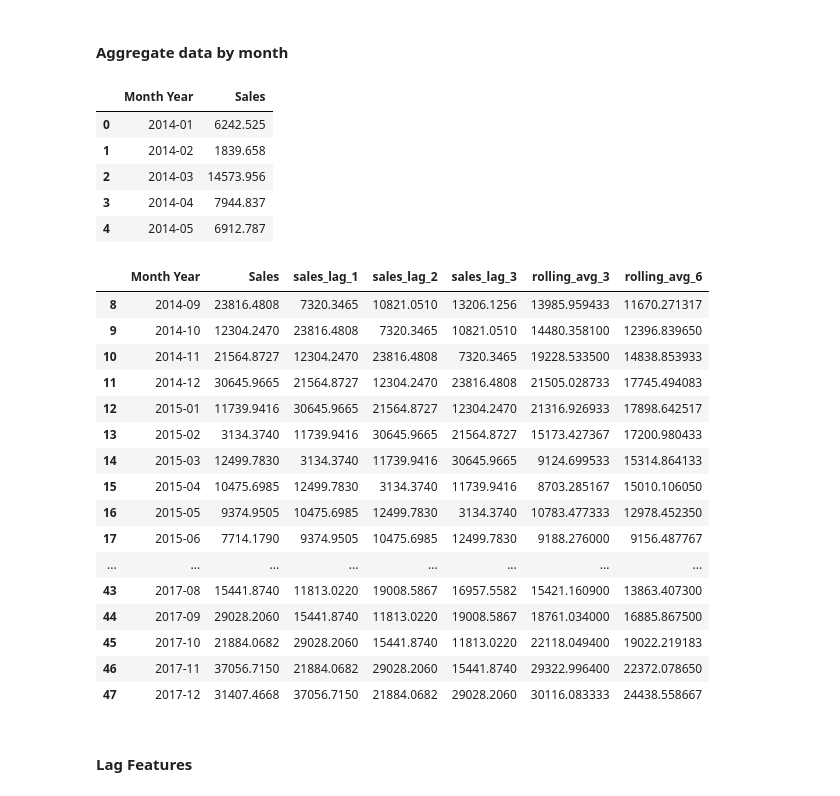
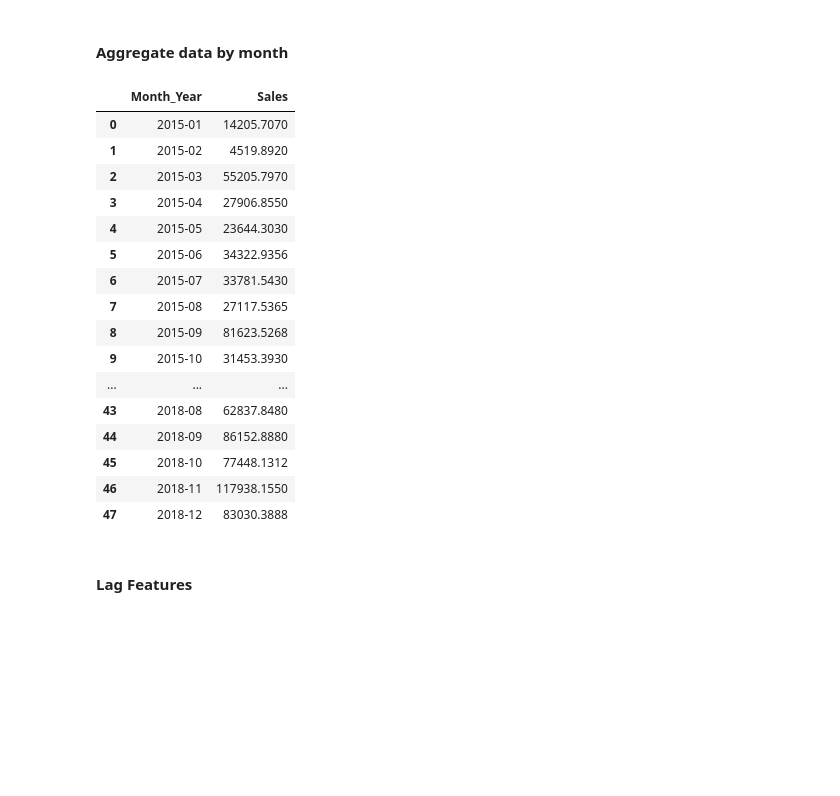
Before and after one commit to paulinassss/SalesForecasting, a Jupyter notebook: dataanalysis.ipynb, the cells around one changed output. Saved outputs shown, nothing was run; the diff lists cells and outputs as text; code cells hidden in the pictures; blank space fills up the shorter version.

```diff
--- a/dataanalysis.ipynb
+++ b/dataanalysis.ipynb
@@ -41,4 +44,4 @@ Requirement already satisfied: threadpoolctl>=3.1.0 in ./venv/lib/python3.11/sit
 # %% [markdown]
 ### Exploring the data
 # %%
-sales = pd.read_csv("stores_sales_forecasting.csv", encoding='latin1')
+sales = pd.read_csv("superstore_final_dataset.csv")
@@ -117,7 +150,7 @@ sales.describe()
 # %% [markdown]
 ### Data Cleaning
 # %%
-sales.drop(['Row ID', 'Postal Code', 'Region'], axis=1, inplace = True)
+sales.drop(['Row_ID', 'Postal_Code'], axis=1, inplace = True)
 # %%
 sales.head()
 # %% [output]
@@ -135,8 +168,8 @@ United States    2121
 Name: count, dtype: int64
 # %%
 # Convert date columns
-sales['Order Date'] = pd.to_datetime(sales['Order Date'])
-sales['Ship Date'] = pd.to_datetime(sales['Ship Date'])
+sales['Order_Date'] = pd.to_datetime(sales['Order_Date'], format='%d/%m/%Y')
+sales['Ship_Date'] = pd.to_datetime(sales['Ship_Date'], format='%d/%m/%Y')
 # %%
 print(sales.info())
 # %% [output]
@@ -163,17 +196,17 @@ None
 #### Add additional features
 # %%
 # Extract features from date column
-sales['Order Month'] = sales['Order Date'].dt.month
-sales['Order Year'] = sales['Order Date'].dt.year
-sales['Order Day'] = sales['Order Date'].dt.day
-sales['Order Weekday'] = sales['Order Date'].dt.weekday
-sales['Quarter'] = sales['Order Date'].dt.quarter
+sales['Order_Month'] = sales['Order_Date'].dt.month
+sales['Order_Year'] = sales['Order_Date'].dt.year
+sales['Order_Day'] = sales['Order_Date'].dt.day
+sales['Order_Weekday'] = sales['Order_Date'].dt.weekday
+sales['Quarter'] = sales['Order_Date'].dt.quarter
 
 # Calculate shipping time (days)
-sales['Shipping Time'] = (sales['Ship Date'] - sales['Order Date']).dt.days
+sales['Shipping_Time'] = (sales['Ship_Date'] - sales['Order_Date']).dt.days
 
 # Encode categorical features
-categorical_cols = ['Ship Mode', 'Segment', 'Category', 'City', 'State', 'Product Name']
+categorical_cols = ['Ship_Mode', 'Segment', 'Category', 'City', 'State', 'Product_Name']
 
 label_encoders = {}
 for col in categorical_cols:
@@ -193,37 +226,28 @@ sales.head()
 #### Aggregate data by month
 # %%
 # Create a new column
-sales['Month Year'] = sales['Order Date'].dt.to_period('M')
+sales['Month_Year'] = sales['Order_Date'].dt.to_period('M')
 
 # Aggregate data
-monthly_sales = sales.groupby('Month Year').agg({'Sales': 'sum'}).reset_index()
-monthly_sales.head()
+monthly_sales = sales.groupby('Month_Year').agg({'Sales': 'sum'}).reset_index()
+monthly_sales
 # %% [output]
-|  | Month Year | Sales |
-| 0 | 2014-01 | 6242.525 |
-| 1 | 2014-02 | 1839.658 |
-| 2 | 2014-03 | 14573.956 |
-| 3 | 2014-04 | 7944.837 |
-| 4 | 2014-05 | 6912.787 |
+|  | Month_Year | Sales |
+| 0 | 2015-01 | 14205.7070 |
+| 1 | 2015-02 | 4519.8920 |
+| 2 | 2015-03 | 55205.7970 |
+| 3 | 2015-04 | 27906.8550 |
+| 4 | 2015-05 | 23644.3030 |
+| 5 | 2015-06 | 34322.9356 |
+| 6 | 2015-07 | 33781.5430 |
+| 7 | 2015-08 | 27117.5365 |
+| 8 | 2015-09 | 81623.5268 |
+| 9 | 2015-10 | 31453.3930 |
+| ... | ... | ... |
+| 43 | 2018-08 | 62837.8480 |
+| 44 | 2018-09 | 86152.8880 |
+| 45 | 2018-10 | 77448.1312 |
+| 46 | 2018-11 | 117938.1550 |
+| 47 | 2018-12 | 83030.3888 |
-# %%
-monthly_sales
-# %% [output]
-|  | Month Year | Sales | sales_lag_1 | sales_lag_2 | sales_lag_3 | rolling_avg_3 | rolling_avg_6 |
-| 8 | 2014-09 | 23816.4808 | 7320.3465 | 10821.0510 | 13206.1256 | 13985.959433 | 11670.271317 |
-| 9 | 2014-10 | 12304.2470 | 23816.4808 | 7320.3465 | 10821.0510 | 14480.358100 | 12396.839650 |
-| 10 | 2014-11 | 21564.8727 | 12304.2470 | 23816.4808 | 7320.3465 | 19228.533500 | 14838.853933 |
-| 11 | 2014-12 | 30645.9665 | 21564.8727 | 12304.2470 | 23816.4808 | 21505.028733 | 17745.494083 |
-| 12 | 2015-01 | 11739.9416 | 30645.9665 | 21564.8727 | 12304.2470 | 21316.926933 | 17898.642517 |
-| 13 | 2015-02 | 3134.3740 | 11739.9416 | 30645.9665 | 21564.8727 | 15173.427367 | 17200.980433 |
-| 14 | 2015-03 | 12499.7830 | 3134.3740 | 11739.9416 | 30645.9665 | 9124.699533 | 15314.864133 |
-| 15 | 2015-04 | 10475.6985 | 12499.7830 | 3134.3740 | 11739.9416 | 8703.285167 | 15010.106050 |
-| 16 | 2015-05 | 9374.9505 | 10475.6985 | 12499.7830 | 3134.3740 | 10783.477333 | 12978.452350 |
-| 17 | 2015-06 | 7714.1790 | 9374.9505 | 10475.6985 | 12499.7830 | 9188.276000 | 9156.487767 |
-| ... | ... | ... | ... | ... | ... | ... | ... |
-| 43 | 2017-08 | 15441.8740 | 11813.0220 | 19008.5867 | 16957.5582 | 15421.160900 | 13863.407300 |
-| 44 | 2017-09 | 29028.2060 | 15441.8740 | 11813.0220 | 19008.5867 | 18761.034000 | 16885.867500 |
-| 45 | 2017-10 | 21884.0682 | 29028.2060 | 15441.8740 | 11813.0220 | 22118.049400 | 19022.219183 |
-| 46 | 2017-11 | 37056.7150 | 21884.0682 | 29028.2060 | 15441.8740 | 29322.996400 | 22372.078650 |
-| 47 | 2017-12 | 31407.4668 | 37056.7150 | 21884.0682 | 29028.2060 | 30116.083333 | 24438.558667 |
 # %% [markdown]
 #### Lag Features
```
Also changed, not shown: parts of 21 cells of this notebook, 4 other files.
